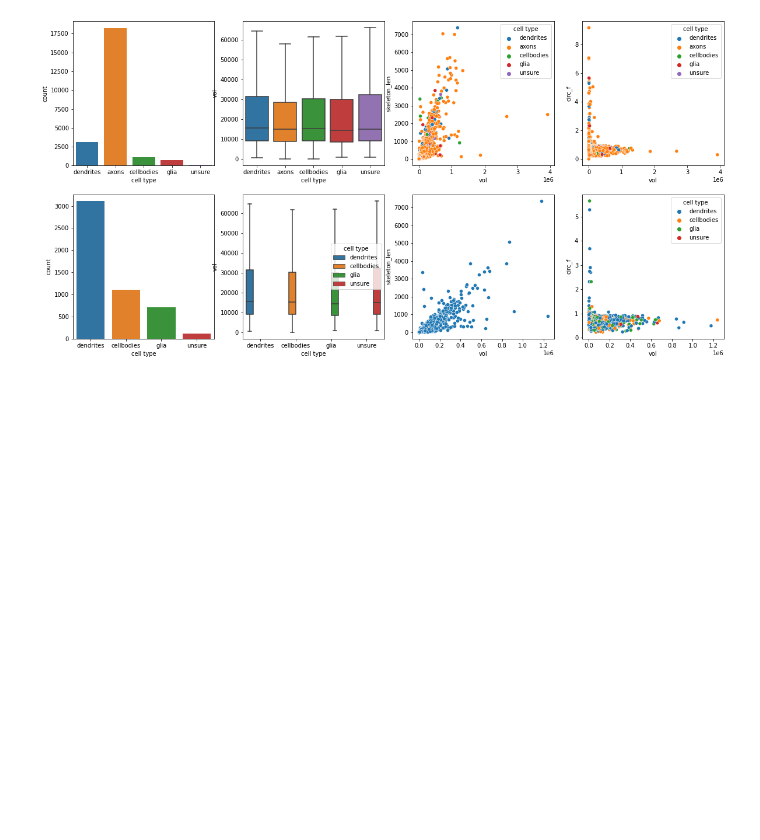
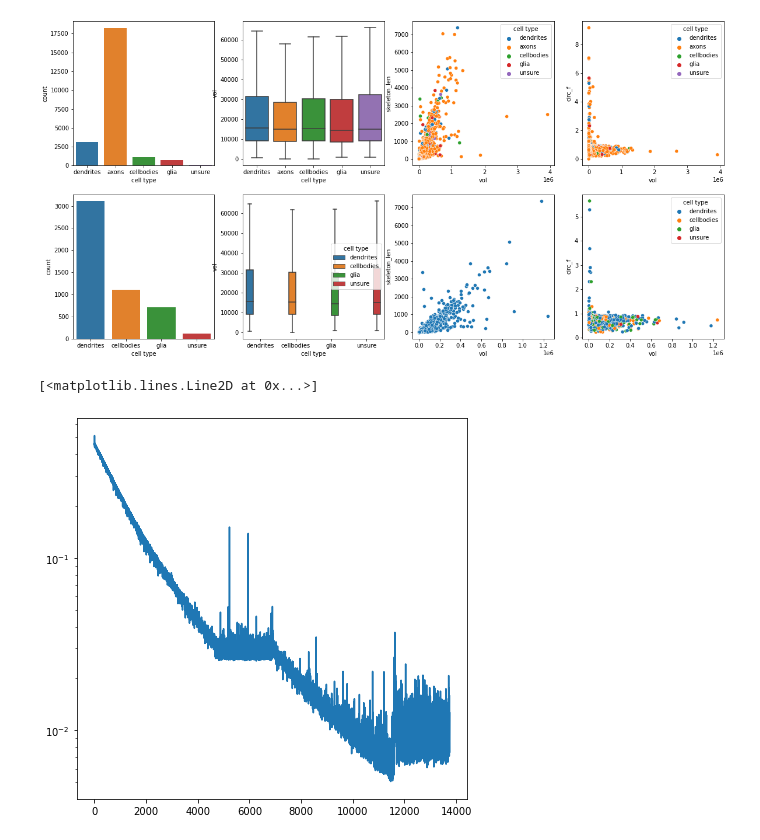
Before and after one commit to zoidberg77/EManalysis, a Jupyter notebook: notebooks/figures.ipynb, the cells around one changed output. Drawn from its saved outputs; the diff is of its cells as text; code cells hidden in the pictures; blank space fills up the shorter version.

```diff
--- a/notebooks/figures.ipynb
+++ b/notebooks/figures.ipynb
@@ -241,3 +241,16 @@ cxy.set(xlabel='x', ylabel='y', title="Mito Count")
 
 cz = sns.heatmap(spatial_count_z, ax=axes[1,1], cmap='coolwarm')
 cz.set(ylabel='z')
+# %%
+import pandas as pd
+import seaborn as sns
+import numpy as np
+import matplotlib.pyplot as plt
+
+df = pd.read_json("../datasets/mouseA/log.json")
+f, ax = plt.subplots(figsize=(7, 7))
+ax.set(yscale="log")
+plt.plot(df["recon_loss"])
+# %% [output]
+[<matplotlib.lines.Line2D at 0x...>]
+[figure, added]
```
Also changed, not shown: parts of 1 cell of this notebook, 2 other files.
